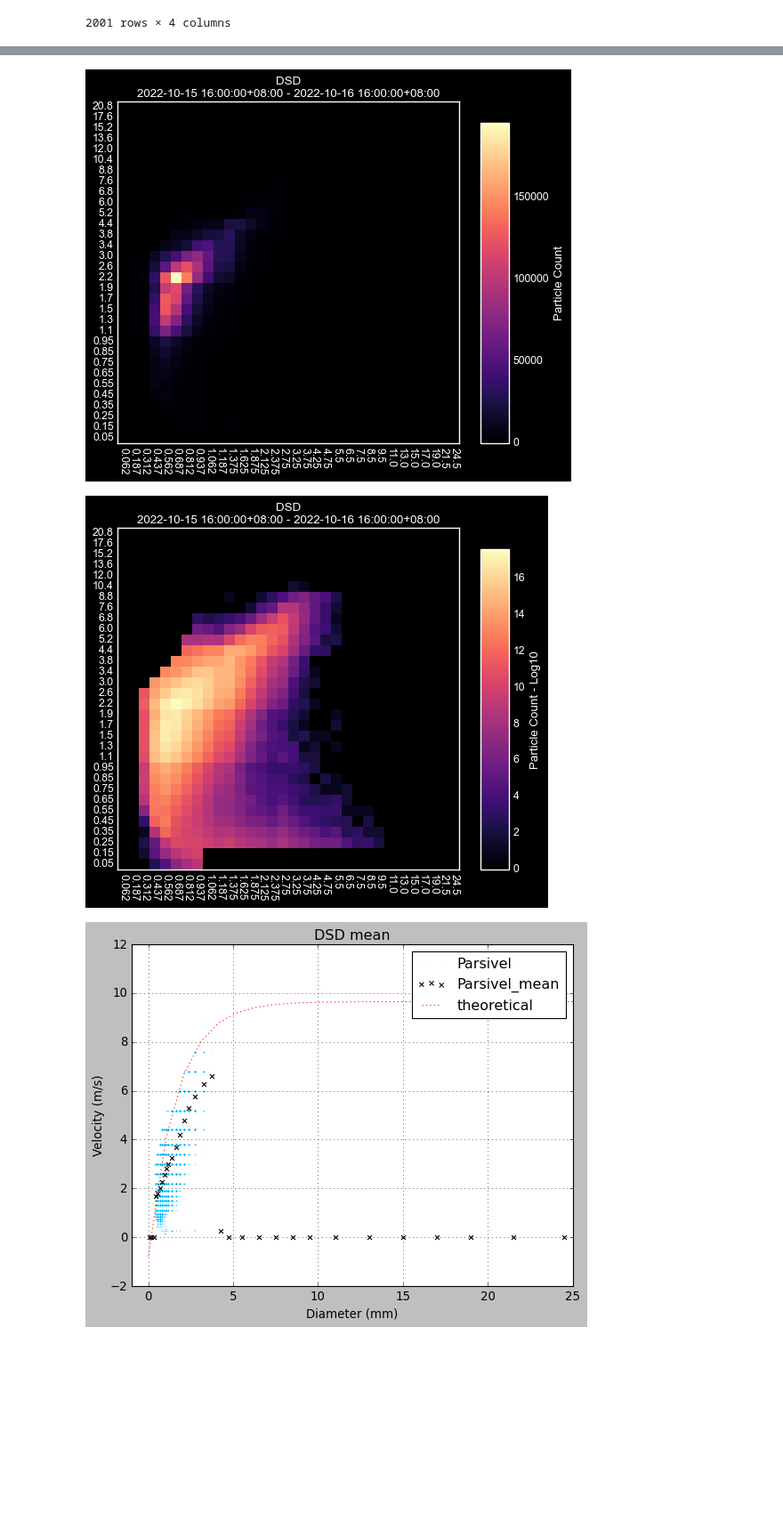
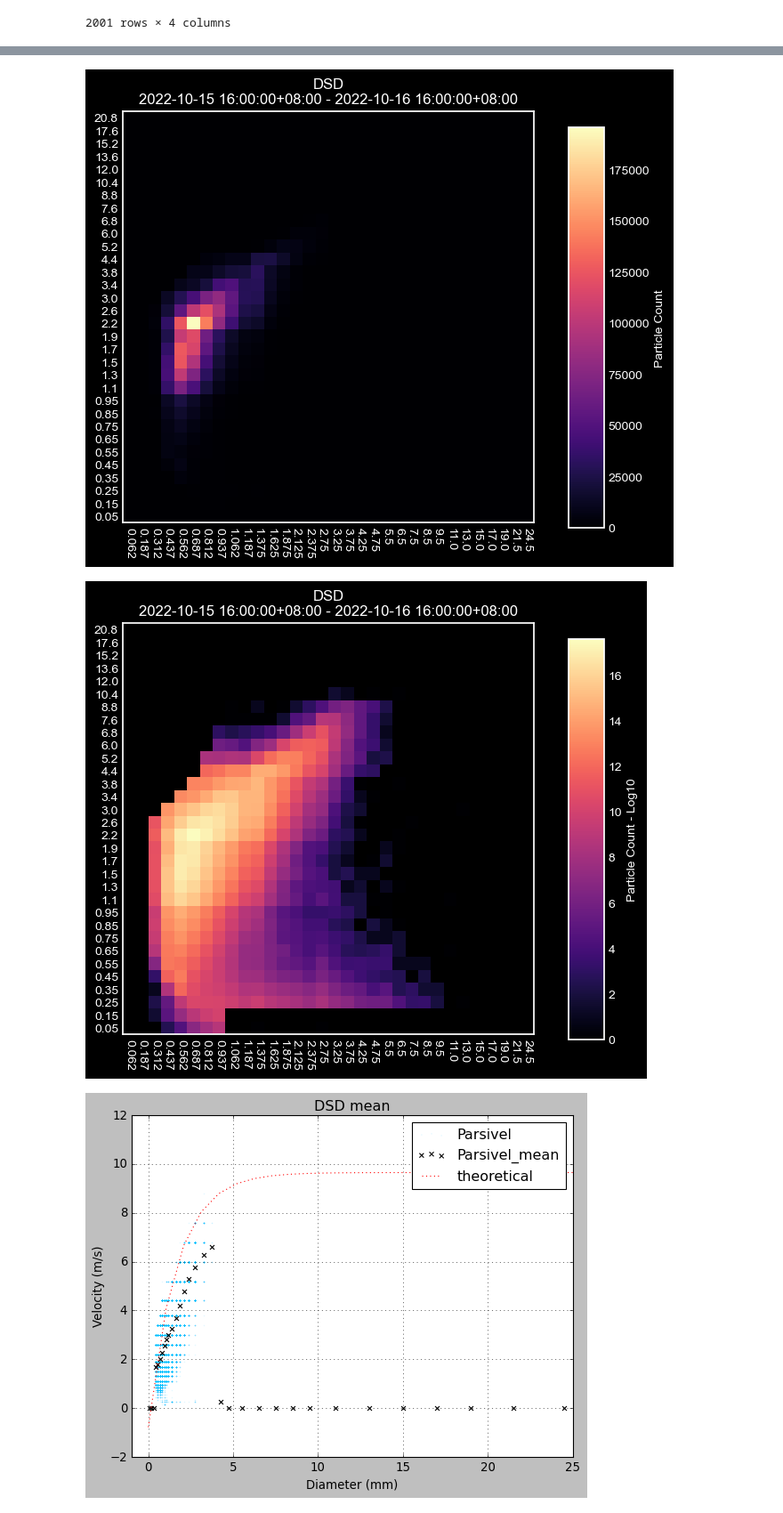
Before and after one commit to YenCheng1226/CAE-Internship, a Jupyter notebook: Parsivel_data_analysis.ipynb, the cells around one changed output, grey strips where cells are left out. Shown at 89% size. Drawn from its saved outputs; the diff is of its cells as text; code cells hidden in the pictures; blank space fills up the shorter version.

```diff
--- a/Parsivel_data_analysis.ipynb
+++ b/Parsivel_data_analysis.ipynb
@@ -49,6 +49,7 @@ df.loc[:, '1'] = pd.to_numeric(df.loc[:, '1'])
 
 # DSD
 dsd = df.iloc[:, 15:1039].replace(r'^\s*$', np.nan, regex=True).fillna(0).astype(int)
+dsd = dsd.resample('5T', label='right', closed='right').sum()
 
 # intensity
 df = df.resample('5T', label='right', closed='right').mean()
@@ -174,0 +145,3 @@ array([[0., 0., 0., ..., 0., 0., 0.],
+# %%
+array = np.array([1,2,3])
+print(array.sum())
@@ -205,0 +214,17 @@ print(rmse)
+# %%
+# plot difference of parsivel and pluvioL
+
+plt.style.use("seaborn-v0_8-white")
+plt.figure(figsize=(50,6))
+
+rmse_curve = plt.step(df_rmse.index, df_rmse['rmse'], linewidth = 0.5, label = "rMSE", color = 'red')
+
+plt.gcf().autofmt_xdate()
+plt.ylabel("RMSE")
+plt.title("RMSE of Drop Size Distribution")
+plt.legend(labelcolor="black")
+plt.grid(True)
+plt.xlim([datetime.datetime(2022, 10, 27, 3, 0, 0),
+           datetime.datetime(2022, 11, 3, 1, 45,0)])
+
+plt.show()
@@ -246,38 +273,42 @@ print(drop)
 wt_mat = np.zeros([32, 1], float)
 for i in range(0, 32):
     for j in range(0, 32):
         wt_mat[i] += mat[j][i] * speed_class[31 - j]
     if wt_mat[i] != 0.0:
         wt_mat[i] /= np.sum(mat, axis=0)[i]
 
+array = np.array(dsd.iloc[:, 0:1024].astype(int))
+array = np.sum(array, axis=0)
+mat_sum = np.flip(array.reshape(32, 32), 0)
+
 # mat = mat.astype(float)
+plt.style.use("dark_background")
 plt.figure(figsize=(8, 6))
-plt.imshow(mat, cmap="magma", interpolation="none")
+plt.imshow(mat_sum, cmap="magma", interpolation="none")
 title = "DSD" + "\n" + start_time + " - " + end_time
 plt.title(title)
 plt.xticks(np.arange(0, 32, 1), np.array(diameter_class), rotation=270)
 plt.yticks(np.arange(0, 32, 1), np.flipud(np.array(speed_class)))
 plt.grid(False)
 cax = plt.axes([0.85, 0.1, 0.05, 0.75])
-plt.style.use("dark_background")
 plt.colorbar(cax=cax)
 plt.ylabel("Particle Count")
 plt.show()
 
 # mat[mat <= 0] = 1
 plt.figure(figsize=(8, 6))
-plt.imshow(np.log2(mat), cmap="magma", interpolation="none")
+plt.imshow(np.log2(mat_sum), cmap="magma", interpolation="none")
 plt.title(title)
 plt.xticks(np.arange(0, 32, 1), np.array(diameter_class), rotation=270)
 plt.yticks(np.arange(0, 32, 1), np.flipud(np.array(speed_class)))
 plt.grid(False)
 cax = plt.axes([0.85, 0.1, 0.05, 0.75])
 plt.colorbar(cax=cax)
 plt.ylabel("Particle Count - Log10")
 plt.show()
 # %% [output]
-[figure, old version]
+[figure, new version]
-[figure, old version]
+[figure, new version]
 # %%
 from scipy.stats import skew
 
```
Also changed, not shown: parts of 7 cells of this notebook.
